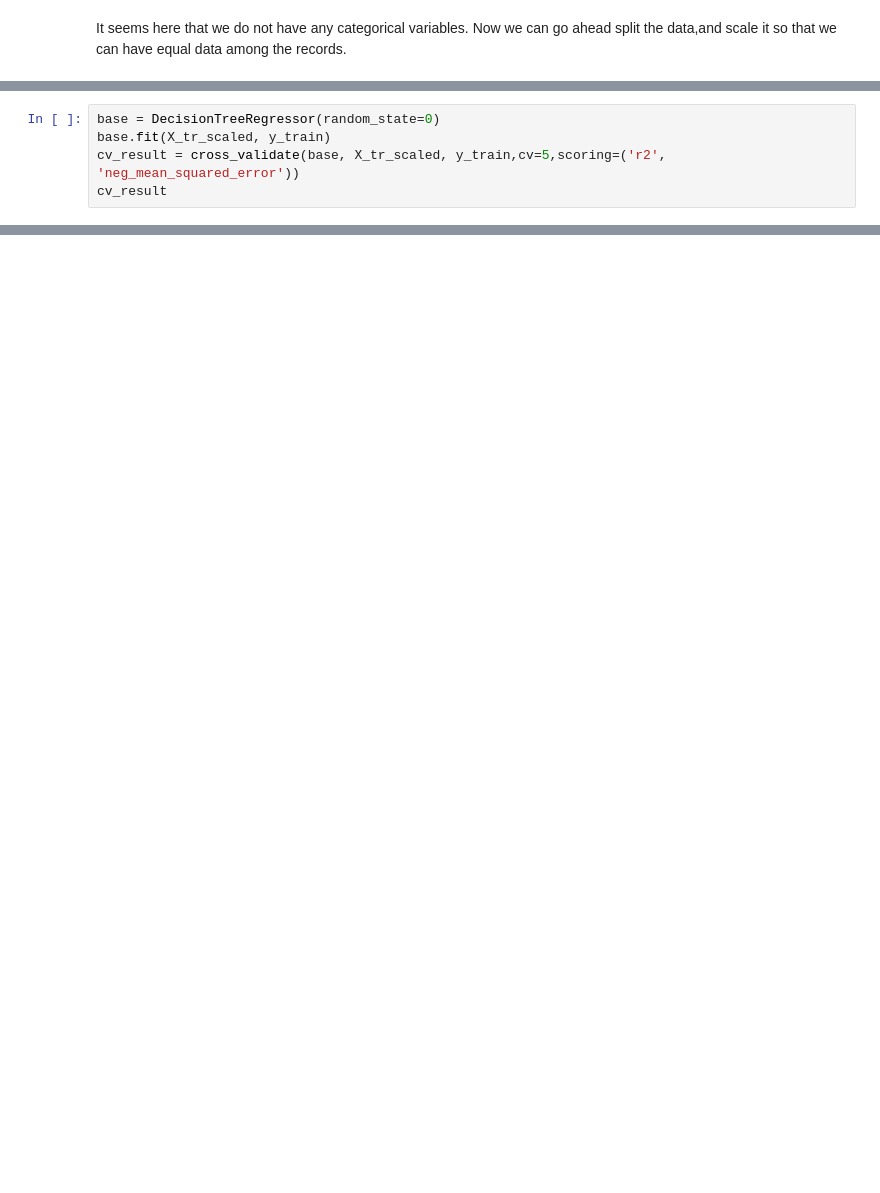
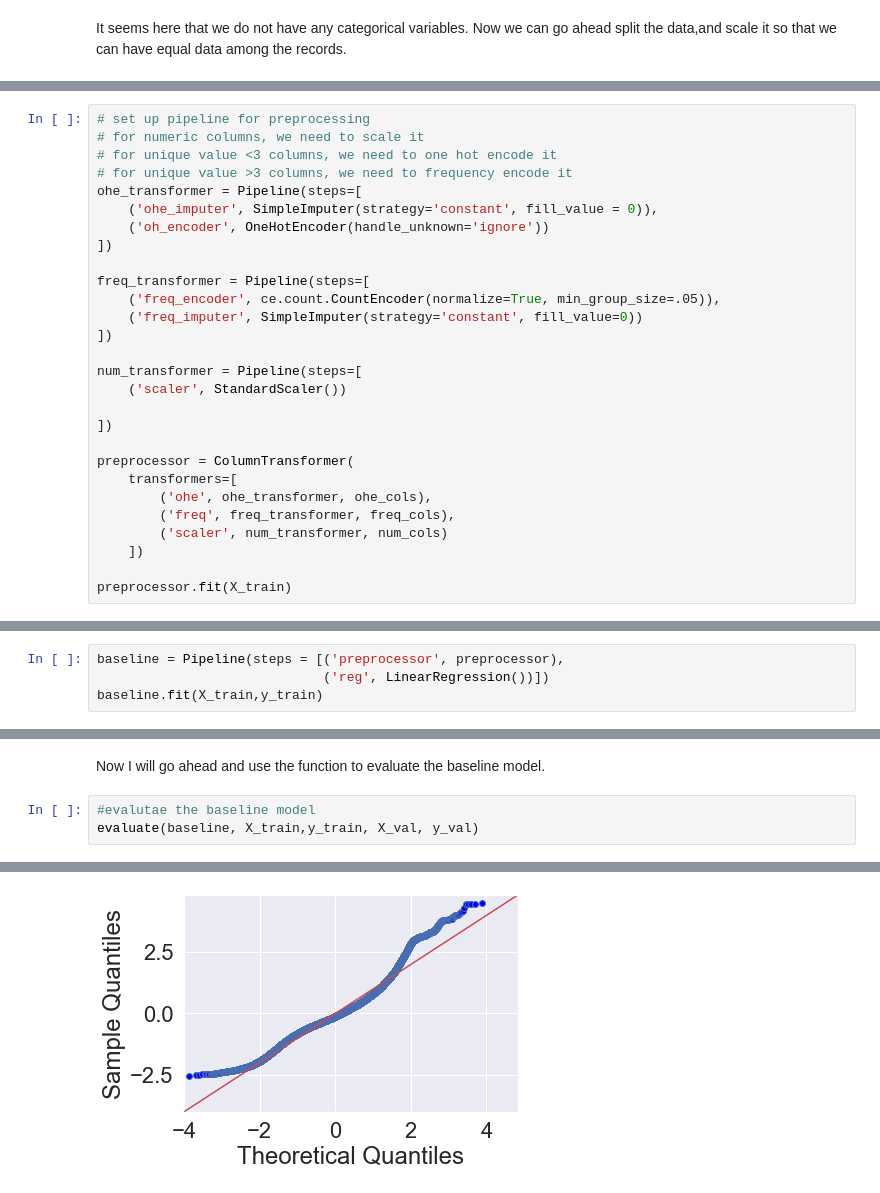
Before and after one commit to Teetee-lab/WIDS_Datathon2022_Project, a Jupyter notebook: notebook/EDA.ipynb, the cells around one changed output, grey strips where cells are left out. Saved outputs shown, nothing was run; the diff lists cells and outputs as text; blank space fills up the shorter version.

Commit message:
add more model to the notebook

```diff
--- a/notebook/EDA.ipynb
+++ b/notebook/EDA.ipynb
@@ -444,5 +487,0 @@ X_val_scaled = scaled.transform(X_val)
-# %%
-base = DecisionTreeRegressor(random_state=0)
-base.fit(X_tr_scaled, y_train)
-cv_result = cross_validate(base, X_tr_scaled, y_train,cv=5,scoring=('r2', 'neg_mean_squared_error'))
-cv_result
@@ -509,0 +488,28 @@ def evaluate (estimator, X_train,y_train, X_val, y_val):
+# %%
+# set up pipeline for preprocessing
+# for numeric columns, we need to scale it
+# for unique value <3 columns, we need to one hot encode it
+# for unique value >3 columns, we need to frequency encode it
+ohe_transformer = Pipeline(steps=[
+    ('ohe_imputer', SimpleImputer(strategy='constant', fill_value = 0)),
+    ('oh_encoder', OneHotEncoder(handle_unknown='ignore'))
+])
+
+freq_transformer = Pipeline(steps=[
+    ('freq_encoder', ce.count.CountEncoder(normalize=True, min_group_size=.05)),
+    ('freq_imputer', SimpleImputer(strategy='constant', fill_value=0))
+])
+
+num_transformer = Pipeline(steps=[
+    ('scaler', StandardScaler())
+
+])
+
+preprocessor = ColumnTransformer(
+    transformers=[
+        ('ohe', ohe_transformer, ohe_cols),
+        ('freq', freq_transformer, freq_cols),
+        ('scaler', num_transformer, num_cols)
+    ])
+
+preprocessor.fit(X_train)
@@ -509,0 +538,4 @@ def evaluate (estimator, X_train,y_train, X_val, y_val):
+# %%
+baseline = Pipeline(steps = [('preprocessor', preprocessor),
+                             ('reg', LinearRegression())])
+baseline.fit(X_train,y_train)
@@ -509,0 +560,6 @@ def evaluate (estimator, X_train,y_train, X_val, y_val):
+# %% [markdown]
+Now I will go ahead and use the function to evaluate the baseline model.
+# %%
+#evalutae the baseline model
+evaluate(baseline, X_train,y_train, X_val, y_val)
+# %% [output]
@@ -509,0 +582 @@ def evaluate (estimator, X_train,y_train, X_val, y_val):
+[figure, added]
```
Also changed, not shown: parts of 34 cells of this notebook, 1 other file.
